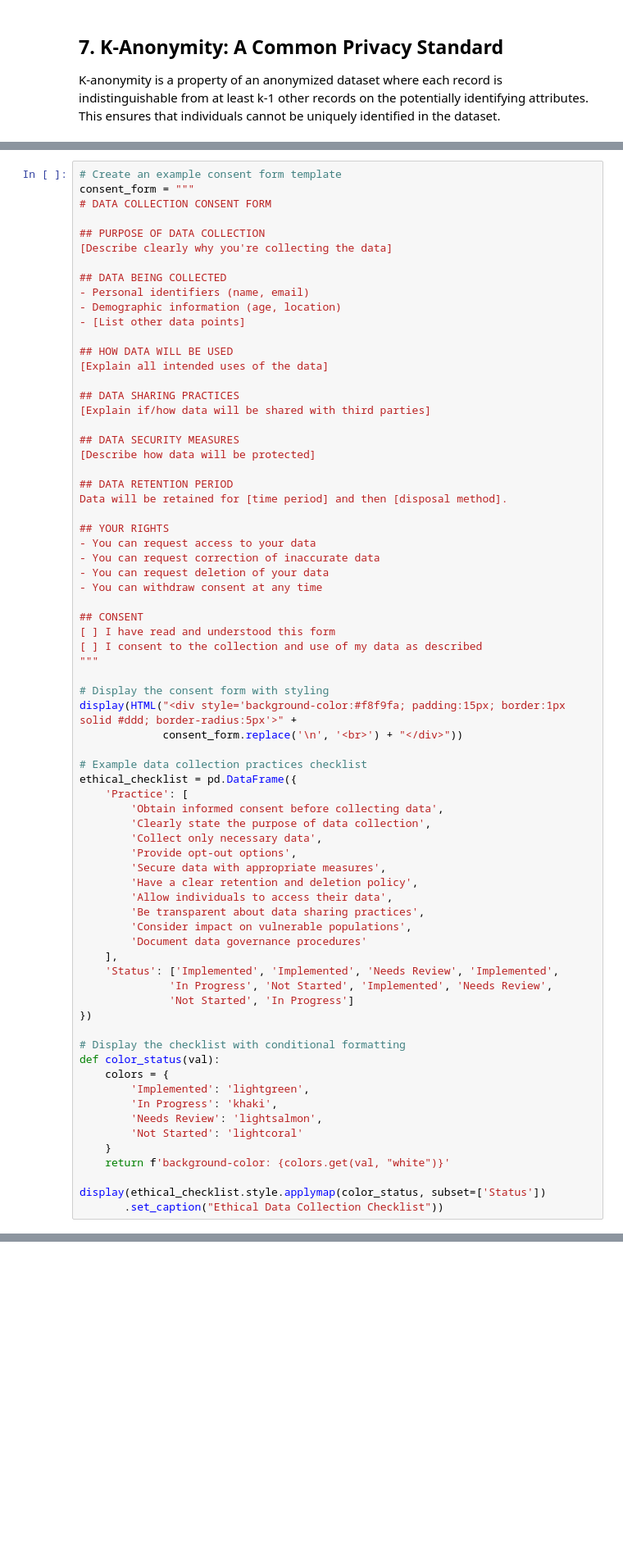
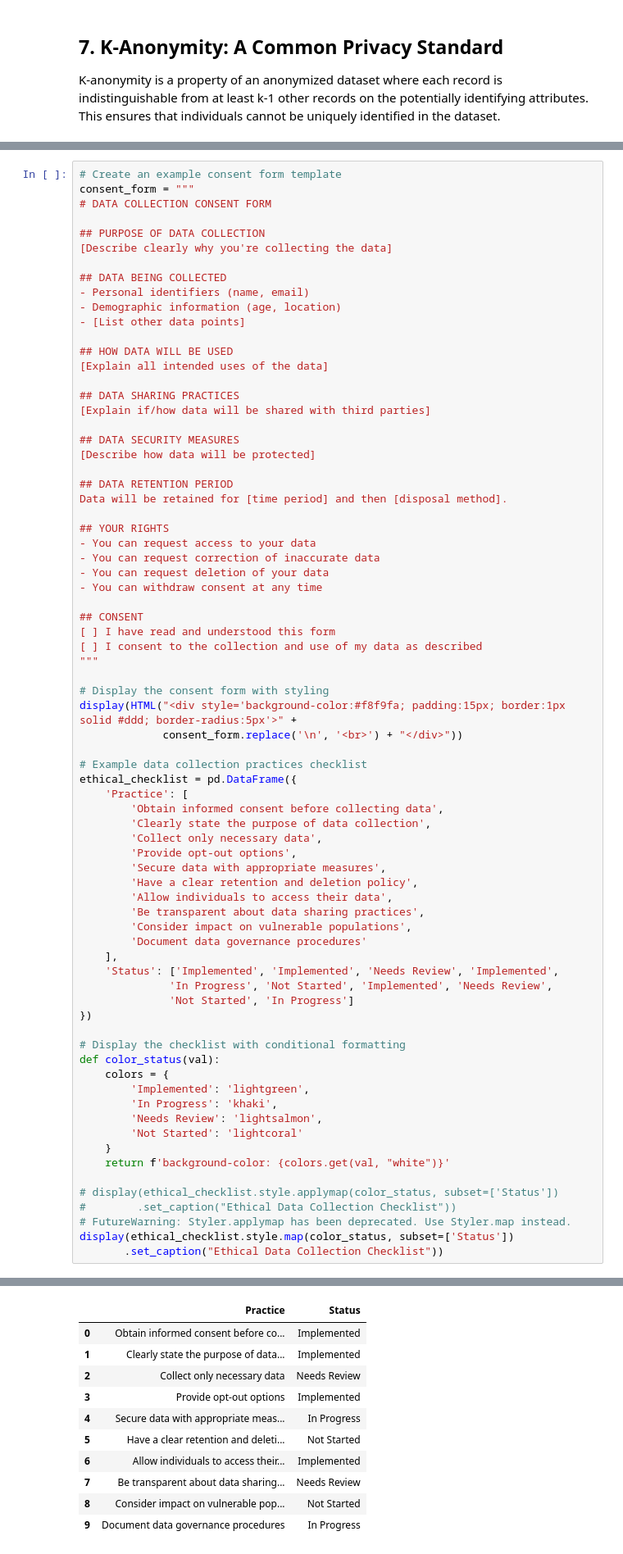
Before and after one commit to pavelklos/ai-ml, a Jupyter notebook: 1-DS/01-01-20.ipynb, the cells around one changed output, grey strips where cells are left out. Shown at 82% size. Drawn from its saved outputs; the diff is of its cells as text; blank space fills up the shorter version.

```diff
--- a/1-DS/01-01-20.ipynb
+++ b/1-DS/01-01-20.ipynb
@@ -413,5 +603,9 @@ def color_status(val):
     }
     return f'background-color: {colors.get(val, "white")}'
 
-display(ethical_checklist.style.applymap(color_status, subset=['Status'])
+# display(ethical_checklist.style.applymap(color_status, subset=['Status'])
+#        .set_caption("Ethical Data Collection Checklist"))
+# FutureWarning: Styler.applymap has been deprecated. Use Styler.map instead.
+display(ethical_checklist.style.map(color_status, subset=['Status'])
        .set_caption("Ethical Data Collection Checklist"))
+# %% [output]
@@ -418,3 +630,14 @@ display(ethical_checklist.style.applymap(color_status, subset=['Status'])
+|  | Practice | Status |
+| 0 | Obtain informed consent before co... | Implemented |
+| 1 | Clearly state the purpose of data... | Implemented |
+| 2 | Collect only necessary data | Needs Review |
+| 3 | Provide opt-out options | Implemented |
+| 4 | Secure data with appropriate meas... | In Progress |
+| 5 | Have a clear retention and deleti... | Not Started |
+| 6 | Allow individuals to access their... | Implemented |
+| 7 | Be transparent about data sharing... | Needs Review |
+| 8 | Consider impact on vulnerable pop... | Not Started |
+| 9 | Document data governance procedures | In Progress |
 # %% [markdown]
 ## 10. Bias and Fairness in Data Analysis
 
```
Also changed, not shown: parts of 14 cells of this notebook.
